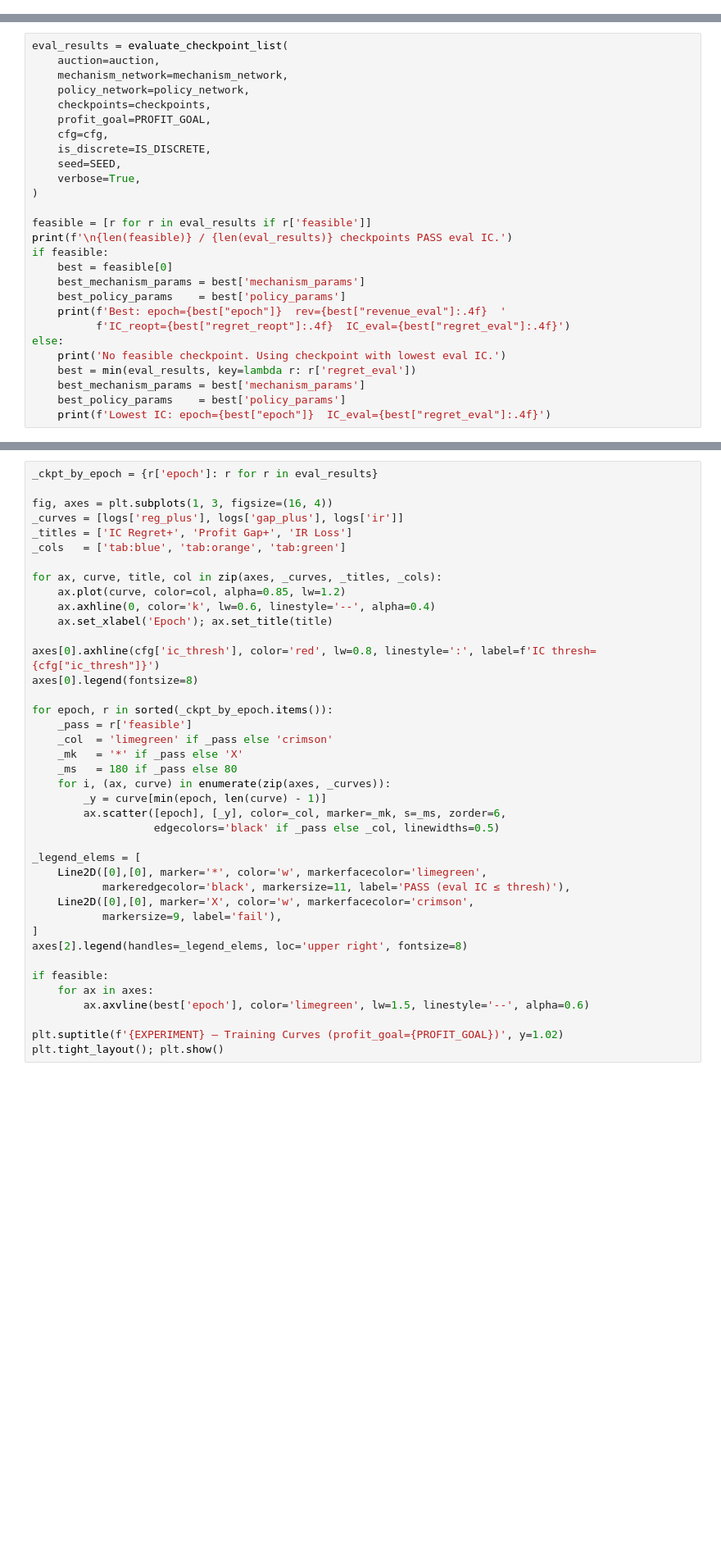
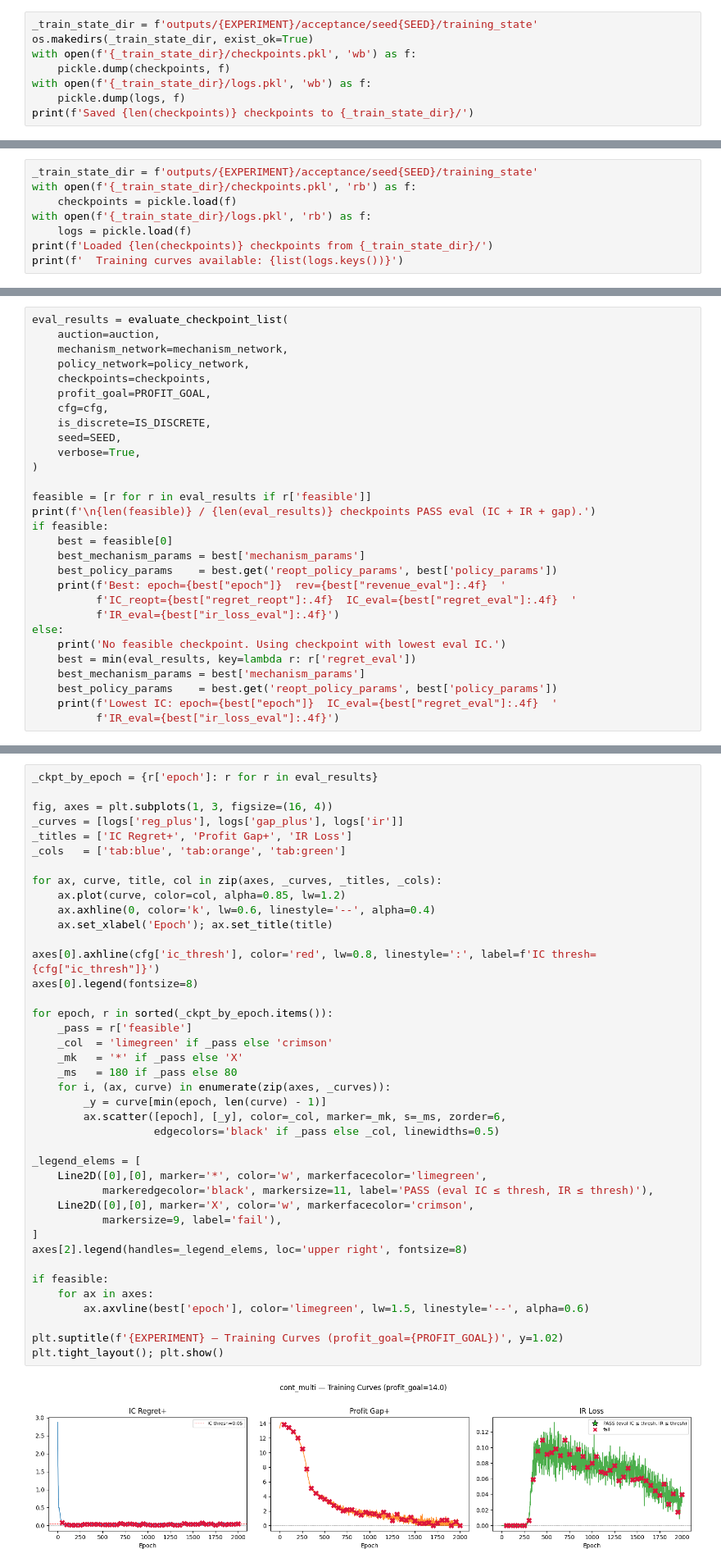
Before and after one commit to Sadie-Zhao/Dynamic_Mechanism_Design_Neurips, a Jupyter notebook: Bandit Auction/notebooks/cont_multi_colab.ipynb, the cells around one changed output, grey strips where cells are left out. Shown at 82% size. Drawn from its saved outputs; the diff is of its cells as text; blank space fills up the shorter version.

```diff
--- a/Bandit Auction/notebooks/cont_multi_colab.ipynb
+++ b/Bandit Auction/notebooks/cont_multi_colab.ipynb
@@ -229,0 +289,8 @@ print(f'\nTraining complete. Candidate checkpoints: {len(checkpoints)}')
+# %%
+_train_state_dir = f'outputs/{EXPERIMENT}/acceptance/seed{SEED}/training_state'
+os.makedirs(_train_state_dir, exist_ok=True)
+with open(f'{_train_state_dir}/checkpoints.pkl', 'wb') as f:
+    pickle.dump(checkpoints, f)
+with open(f'{_train_state_dir}/logs.pkl', 'wb') as f:
+    pickle.dump(logs, f)
+print(f'Saved {len(checkpoints)} checkpoints to {_train_state_dir}/')
@@ -236,2 +306,10 @@ For each candidate checkpoint, the oracle is re-optimized from scratch (`ic_reop
 
 Checkpoints are sorted: feasible first, then by descending revenue.
+# %%
+_train_state_dir = f'outputs/{EXPERIMENT}/acceptance/seed{SEED}/training_state'
+with open(f'{_train_state_dir}/checkpoints.pkl', 'rb') as f:
+    checkpoints = pickle.load(f)
+with open(f'{_train_state_dir}/logs.pkl', 'rb') as f:
+    logs = pickle.load(f)
+print(f'Loaded {len(checkpoints)} checkpoints from {_train_state_dir}/')
+print(f'  Training curves available: {list(logs.keys())}')
@@ -249,16 +330,18 @@ eval_results = evaluate_checkpoint_list(
 )
 
 feasible = [r for r in eval_results if r['feasible']]
-print(f'\n{len(feasible)} / {len(eval_results)} checkpoints PASS eval IC.')
+print(f'\n{len(feasible)} / {len(eval_results)} checkpoints PASS eval (IC + IR + gap).')
 if feasible:
     best = feasible[0]
     best_mechanism_params = best['mechanism_params']
-    best_policy_params    = best['policy_params']
+    best_policy_params    = best.get('reopt_policy_params', best['policy_params'])
     print(f'Best: epoch={best["epoch"]}  rev={best["revenue_eval"]:.4f}  '
-          f'IC_reopt={best["regret_reopt"]:.4f}  IC_eval={best["regret_eval"]:.4f}')
+          f'IC_reopt={best["regret_reopt"]:.4f}  IC_eval={best["regret_eval"]:.4f}  '
+          f'IR_eval={best["ir_loss_eval"]:.4f}')
 else:
     print('No feasible checkpoint. Using checkpoint with lowest eval IC.')
     best = min(eval_results, key=lambda r: r['regret_eval'])
     best_mechanism_params = best['mechanism_params']
-    best_policy_params    = best['policy_params']
-    print(f'Lowest IC: epoch={best["epoch"]}  IC_eval={best["regret_eval"]:.4f}')
+    best_policy_params    = best.get('reopt_policy_params', best['policy_params'])
+    print(f'Lowest IC: epoch={best["epoch"]}  IC_eval={best["regret_eval"]:.4f}  '
+          f'IR_eval={best["ir_loss_eval"]:.4f}')
@@ -295,34 +414,36 @@ for ax, curve, title, col in zip(axes, _curves, _titles, _cols):
     ax.plot(curve, color=col, alpha=0.85, lw=1.2)
     ax.axhline(0, color='k', lw=0.6, linestyle='--', alpha=0.4)
     ax.set_xlabel('Epoch'); ax.set_title(title)
 
 axes[0].axhline(cfg['ic_thresh'], color='red', lw=0.8, linestyle=':', label=f'IC thresh={cfg["ic_thresh"]}')
 axes[0].legend(fontsize=8)
 
 for epoch, r in sorted(_ckpt_by_epoch.items()):
     _pass = r['feasible']
     _col  = 'limegreen' if _pass else 'crimson'
     _mk   = '*' if _pass else 'X'
     _ms   = 180 if _pass else 80
     for i, (ax, curve) in enumerate(zip(axes, _curves)):
         _y = curve[min(epoch, len(curve) - 1)]
         ax.scatter([epoch], [_y], color=_col, marker=_mk, s=_ms, zorder=6,
                    edgecolors='black' if _pass else _col, linewidths=0.5)
 
 _legend_elems = [
     Line2D([0],[0], marker='*', color='w', markerfacecolor='limegreen',
-           markeredgecolor='black', markersize=11, label='PASS (eval IC ≤ thresh)'),
+           markeredgecolor='black', markersize=11, label='PASS (eval IC ≤ thresh, IR ≤ thresh)'),
     Line2D([0],[0], marker='X', color='w', markerfacecolor='crimson',
            markersize=9, label='fail'),
 ]
 axes[2].legend(handles=_legend_elems, loc='upper right', fontsize=8)
 
 if feasible:
     for ax in axes:
         ax.axvline(best['epoch'], color='limegreen', lw=1.5, linestyle='--', alpha=0.6)
 
 plt.suptitle(f'{EXPERIMENT} — Training Curves (profit_goal={PROFIT_GOAL})', y=1.02)
 plt.tight_layout(); plt.show()
+# %% [output]
+[figure, added]
 # %% [markdown]
 ## Final Evaluation on Best Checkpoint
 # %%
```
Also changed, not shown: parts of 21 cells of this notebook, 4 other files.
